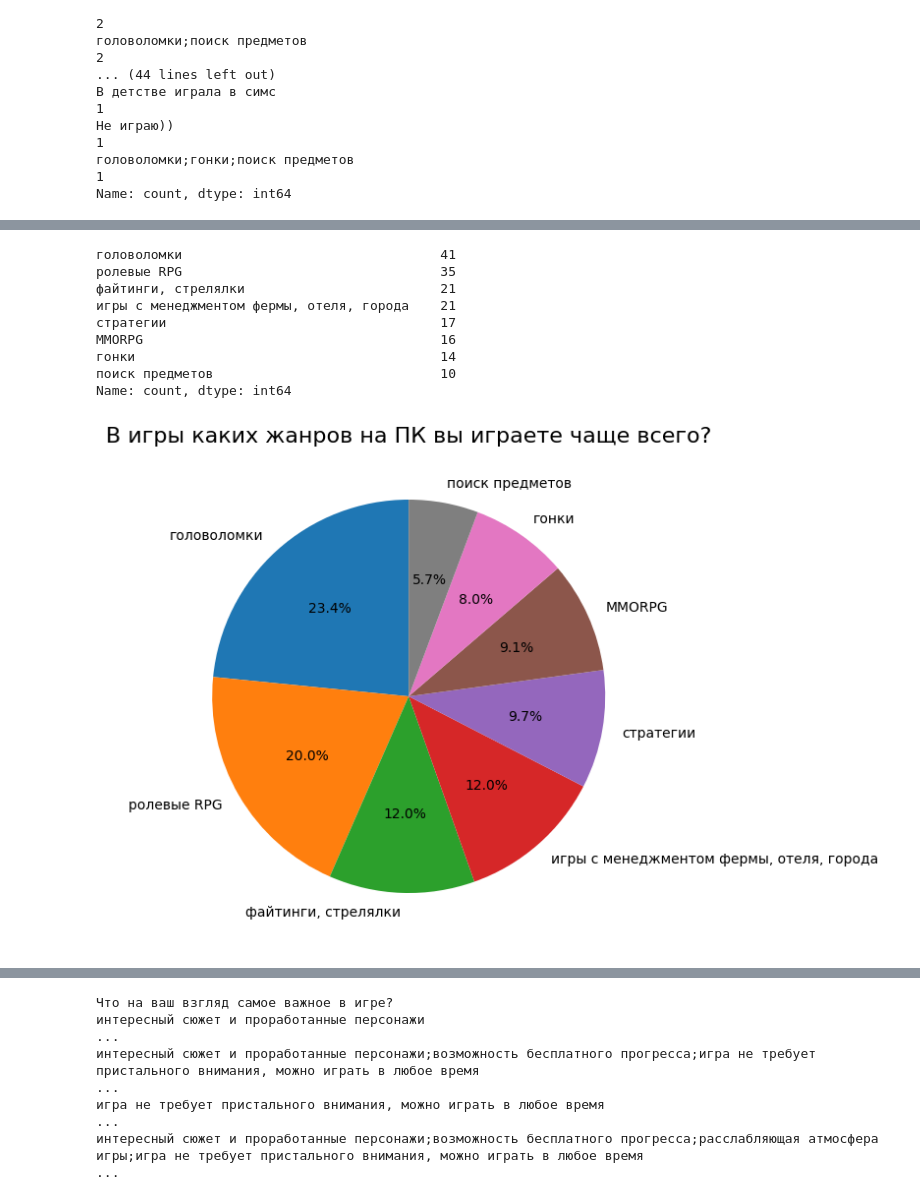
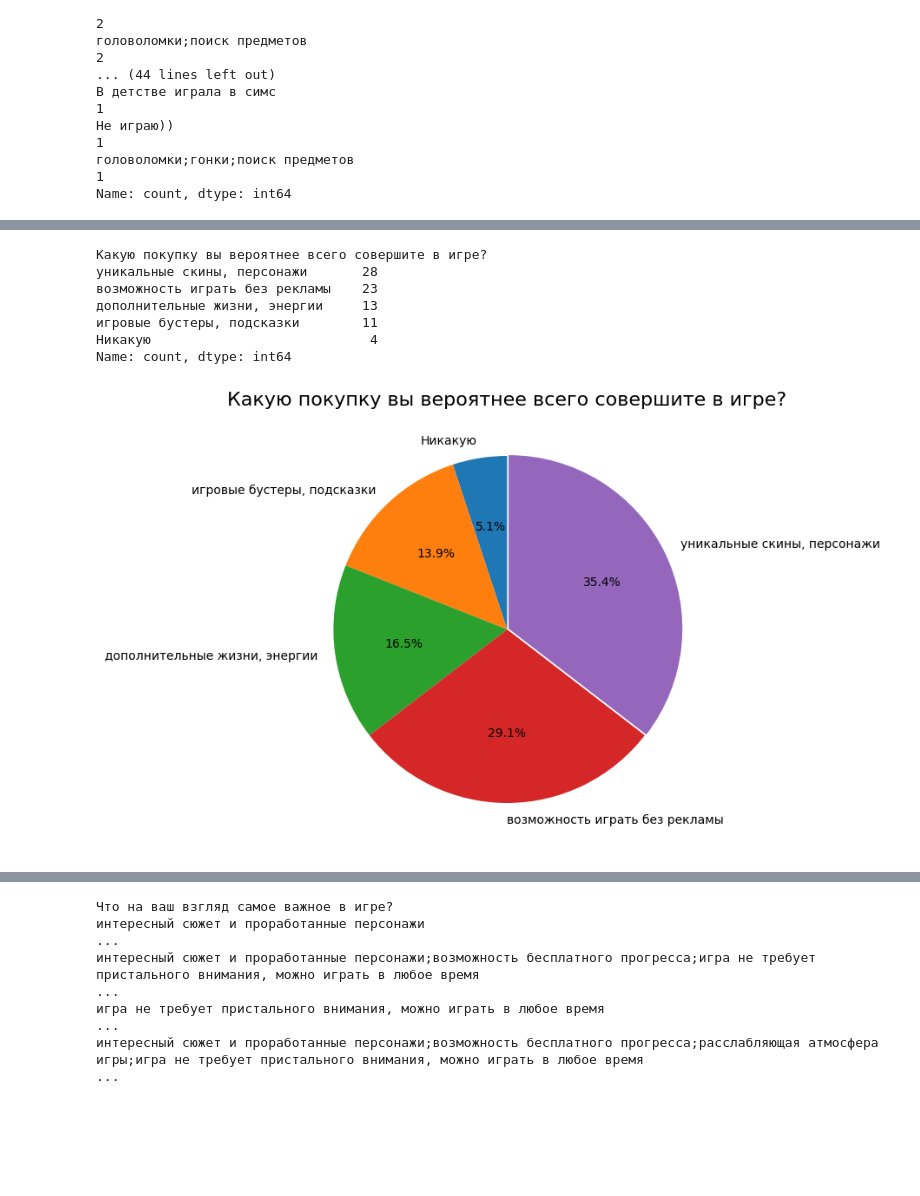
Before and after one commit to NadezdaNN/AnaliticsGames, a Jupyter notebook: analytics.ipynb, the cells around one changed output, grey strips where cells are left out. Cells and saved outputs as stored; diff of their text form; code cells hidden in the pictures; blank space fills up the shorter version.

```diff
--- a/analytics.ipynb
+++ b/analytics.ipynb
@@ -229,0 +339,9 @@ Name: count, dtype: int64
+# %%
+# Сколько вы потратили денег на внутриигровые покупки за последние полгода?
+data['Сколько вы потратили денег на внутриигровые покупки за последние полгода?'] = \
+    data['Сколько вы потратили денег на внутриигровые покупки за последние полгода?'].apply(lambda x: 'более 5000 руб.' if x == 'более 5000руб.' else x)
+display(data['Сколько вы потратили денег на внутриигровые покупки за последние полгода?'].value_counts())
+
+mask = data['Играете ли вы в онлайн-игры?'] != 'Нет, не играю'
+data_copy = data[mask]
+display(data_copy['Сколько вы потратили денег на внутриигровые покупки за последние полгода?'].value_counts())
@@ -230,24 +380,29 @@ Name: count, dtype: int64
+# %%
+# Какую покупку вы вероятнее всего совершите в игре?
+data['Какую покупку вы вероятнее всего совершите в игре?'] = data['Какую покупку вы вероятнее всего совершите в игре?'].fillna('Никакую')
+mask = data['Играете ли вы в онлайн-игры?'] != 'Нет, не играю'
+data_copy = data[mask]
+data_copy['Какую покупку вы вероятнее всего совершите в игре?'].value_counts()
+# %% [output]
+Какую покупку вы вероятнее всего совершите в игре?
+уникальные скины, персонажи       28
+возможность играть без рекламы    23
+дополнительные жизни, энергии     13
+игровые бустеры, подсказки        11
+Никакую                            4
+Name: count, dtype: int64
 # %%
 fig = plt.figure(figsize=(10, 5))
 ax = fig.add_axes((1, 1, 1, 1))
-count = data_tmp.value_counts().head(8)
-display(count)
+count = data_copy['Какую покупку вы вероятнее всего совершите в игре?'].value_counts().sort_values()
 pie = ax.pie(
     count,
     labels=count.index,
     autopct='%1.1f%%',
-    startangle=90
+    startangle=90,
+    explode = [0, 0, 0, 0, 0.01]
 )
-title = ax.set_title('В игры каких жанров на ПК вы играете чаще всего?', fontsize=16)
+title = ax.set_title('Какую покупку вы вероятнее всего совершите в игре?', fontsize=16)
 plt.show(pie)
 # %% [output]
-головоломки                                 41
-ролевые RPG                                 35
-файтинги, стрелялки                         21
-игры с менеджментом фермы, отеля, города    21
-стратегии                                   17
-MMORPG                                      16
-гонки                                       14
-поиск предметов                             10
-Name: count, dtype: int64
-[figure, old version]
+[figure, new version]
```
Also changed, not shown: parts of 25 cells of this notebook, 9 other files.
